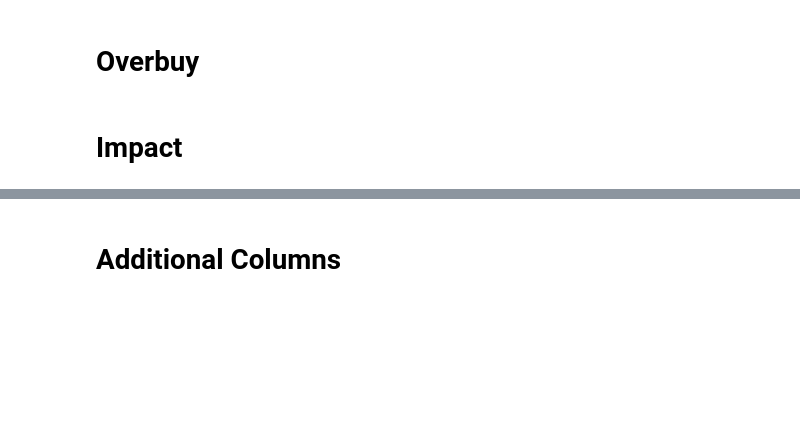
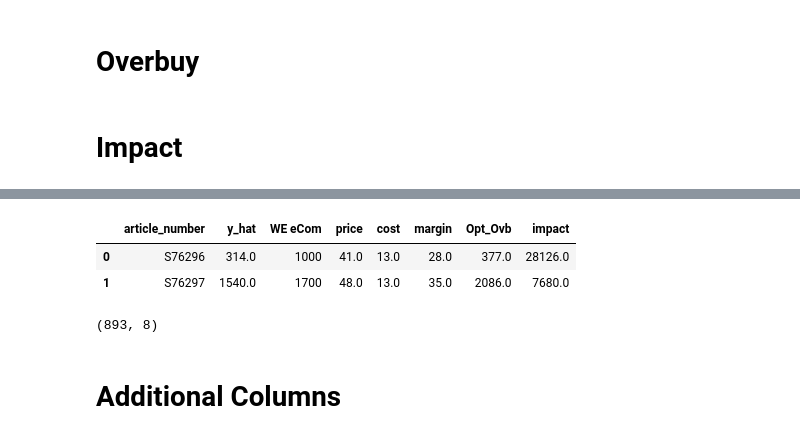
Before and after one commit to cwcomiskey/Misc, a Jupyter notebook: adidas/model_10Sept.ipynb, the cells around one changed output, grey strips where cells are left out. Cells and saved outputs as stored; diff of their text form; code cells hidden in the pictures; blank space fills up the shorter version.

```diff
--- a/adidas/model_10Sept.ipynb
+++ b/adidas/model_10Sept.ipynb
@@ -688,0 +860,49 @@ dat_aoi.sort_values('date')
+# %%
+# Match stealth to its carryover
+preds_season_stealth = pd.merge(
+    preds_season_stealth,
+    additions,
+    how = 'left', left_index = True, right_on = 'stealth_article'
+).drop('stealth_article', axis = 1).rename(columns = {'article': 'article_number'}).set_index('article_number')
+
+# Combine DAA + eCom
+preds_season_stealth = pd.merge(
+    preds_season_stealth.reset_index(),             # DAA forecasts
+    WE_eCom[['Article Number', 'WE eCom']], # eCom RMA1 forecast
+    how = 'left', left_on='article_number', right_on='Article Number'
+).drop('Article Number', axis = 1).round()
+# %%
+# add price/cost for optimal overbuy
+preds_season_stealth = pd.merge(preds_season_stealth, cost_margin, how = 'left', left_on = 'article_number', right_index=True).round()
+
+
+
+# see evaluation.ipynb for sd estimation
+
+opt_ovb_stealth = pd.DataFrame(preds_season_stealth.
+                           apply(lambda row: minimize_EL(row['y_hat'], 550 + 0.2*row['y_hat'], row['margin'], row['cost']), axis=1)
+                          )
+
+opt_ovb_stealth = opt_ovb_stealth.rename(columns = {opt_ovb_stealth.columns[0]: 'Opt_Ovb'})
+
+# Combine with data
+preds_season_stealth = pd.merge(
+    preds_season_stealth, # everything
+    opt_ovb_stealth,      # optimal overbuy
+    right_index= True, left_index= True
+)
+# %%
+# IMPACT
+preds_season_stealth['impact'] = preds_season_stealth.apply(lambda row: np.abs(row['y_hat'] - row['WE eCom'])*(row['cost'] + row['margin']), axis = 1).round()
+preds_season_stealth = preds_season_stealth.sort_values('impact', ascending = False).round()
+
+# Reorder for concatenating
+preds_season_stealth = preds_season_stealth[['article_number', 'y_hat', 'WE eCom', 'price', 'cost', 'margin', 'Opt_Ovb', 'impact']]
+# %%
+preds_season_stealth.head()
+preds_season.shape
+# %% [output]
+|  | article_number | y_hat | WE eCom | price | cost | margin | Opt_Ovb | impact |
+| 0 | S76296 | 314.0 | 1000 | 41.0 | 13.0 | 28.0 | 377.0 | 28126.0 |
+| 1 | S76297 | 1540.0 | 1700 | 48.0 | 13.0 | 35.0 | 2086.0 | 7680.0 |
+(893, 8)
```
Also changed, not shown: parts of 37 cells of this notebook.
